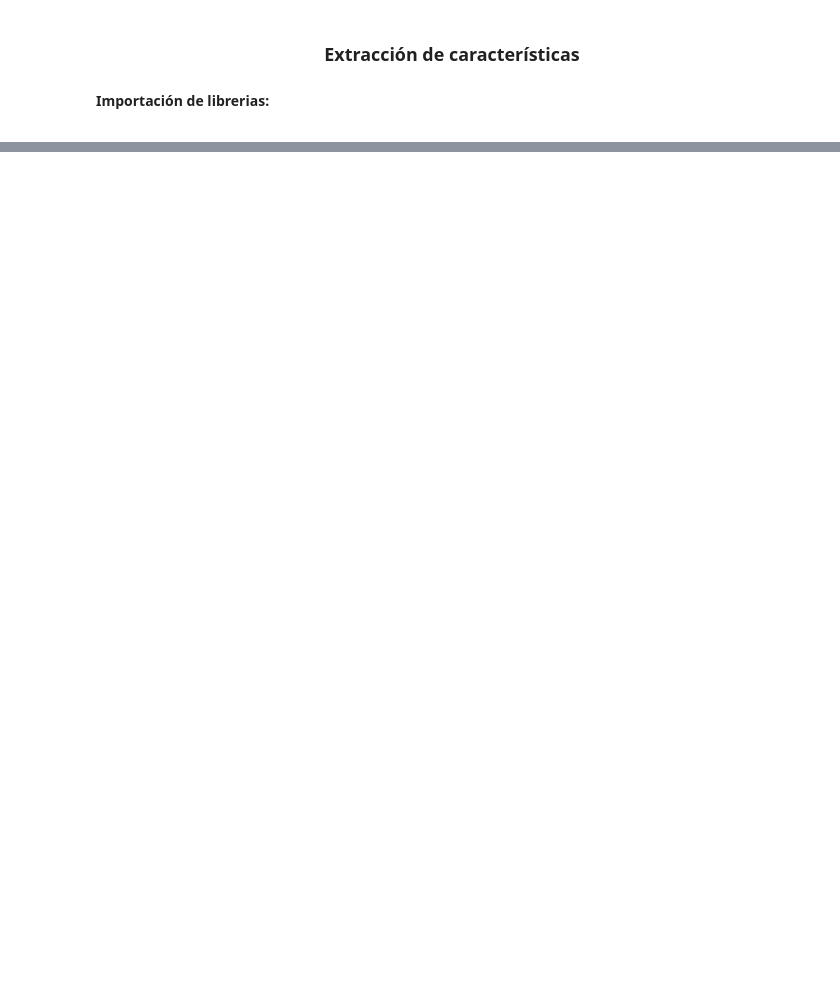
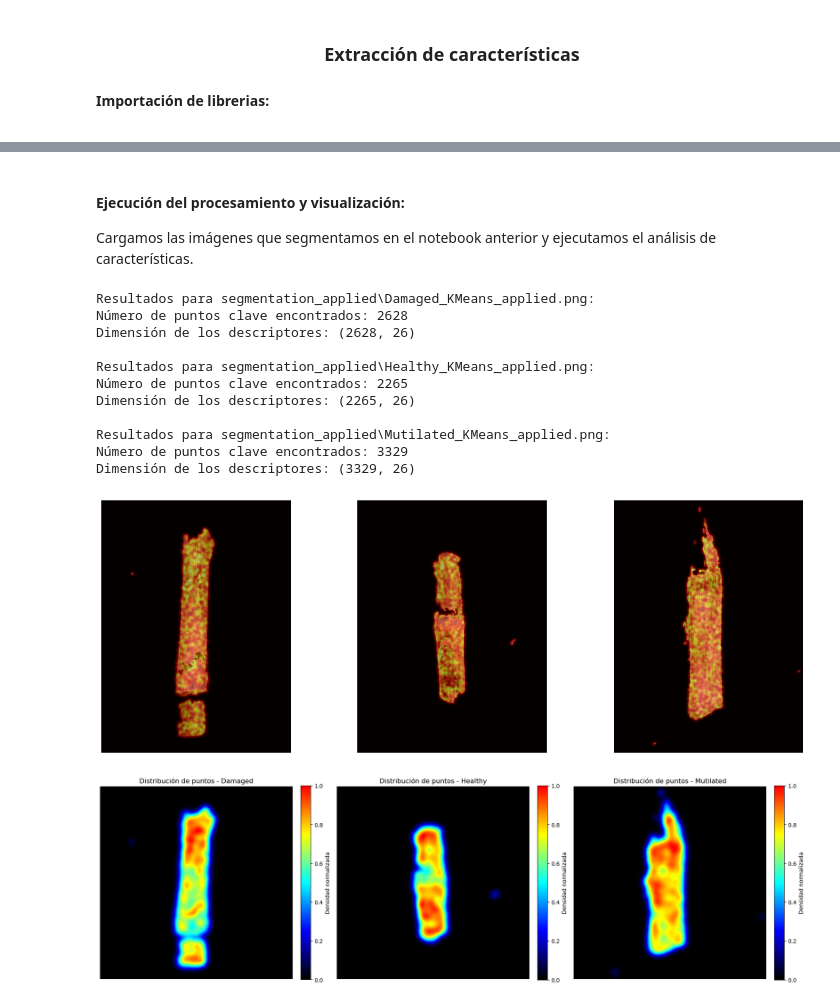
Before and after one commit to jihernandezc/cane_classifier, a Jupyter notebook: 02-feature-extraction.ipynb, the cells around one changed output, grey strips where cells are left out. Drawn from its saved outputs; the diff is of its cells as text; code cells hidden in the pictures; blank space fills up the shorter version.

```diff
--- a/02-feature-extraction.ipynb
+++ b/02-feature-extraction.ipynb
@@ -815,0 +252,28 @@ Created in <span style='font-weight:600;margin-left:4px;'>Deepnote</span></a>
+# %% [markdown]
+**<h4>Ejecución del procesamiento y visualización:</h4>**
+
+Cargamos las imágenes que segmentamos en el notebook anterior y ejecutamos el análisis de características.
+# %%
+directorio = "segmentation_applied"
+image_paths = [os.path.join(directorio, archivo) for archivo in os.listdir(directorio) if archivo.endswith((".png", ".jpg", ".jpeg"))]
+
+results = process_sugarcane_images(image_paths)
+
+density_map_fig = visualize_density_map(results)
+distribution_fig = create_distribution_visualization(results)
+
+plt.show()
+# %% [output]
+Resultados para segmentation_applied\Damaged_KMeans_applied.png:
+Número de puntos clave encontrados: 2628
+Dimensión de los descriptores: (2628, 26)
+
+Resultados para segmentation_applied\Healthy_KMeans_applied.png:
+Número de puntos clave encontrados: 2265
+Dimensión de los descriptores: (2265, 26)
+
+Resultados para segmentation_applied\Mutilated_KMeans_applied.png:
+Número de puntos clave encontrados: 3329
+Dimensión de los descriptores: (3329, 26)
+[figure, added]
+[figure, added]
```
Also changed, not shown: parts of 92 cells of this notebook, 30 other files.
